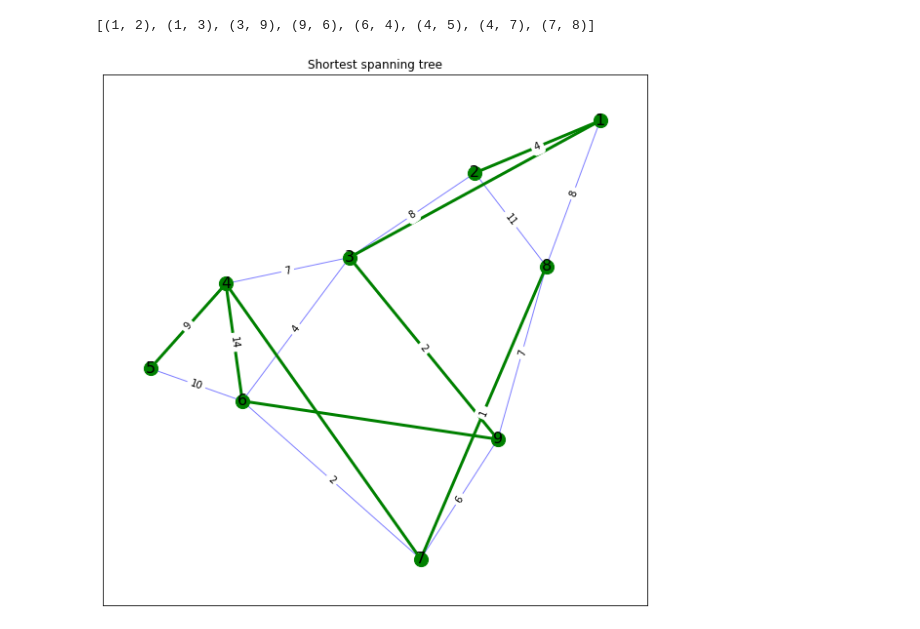
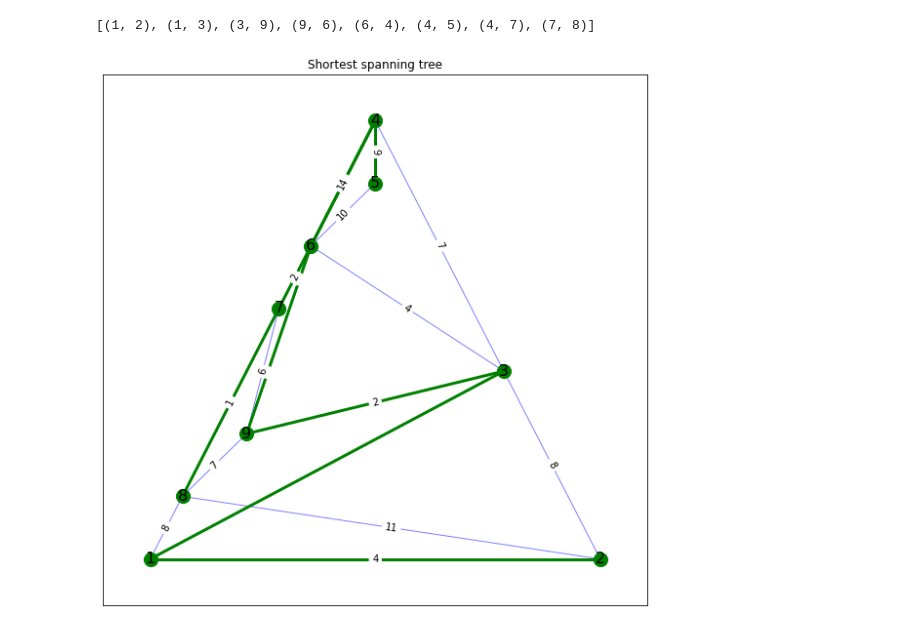
Before and after one commit to djmmatracki/BadanieOperacyjne, a Jupyter notebook: Przeszukiwanie drzewa/notes.ipynb, the cells around one changed output. Saved outputs shown, nothing was run; the diff lists cells and outputs as text; code cells hidden in the pictures.

```diff
--- a/Przeszukiwanie drzewa/notes.ipynb
+++ b/Przeszukiwanie drzewa/notes.ipynb
@@ -108,16 +96,16 @@ sst_edges
 # %%
 fig = plt.figure(figsize=(10, 10))
 
-pos = nx.spring_layout(G)
+pos = nx.planar_layout(G)
 
 nx.draw_networkx_nodes(G, pos, node_color='g', node_size=200)
 nx.draw_networkx_edges(G, pos, width=1,alpha=0.5,edge_color='b')
 nx.draw_networkx_edges(G, pos, edgelist=sst_edges, width=3, alpha=1, edge_color='g')
 
 nx.draw_networkx_edge_labels(G, pos, font_size=10, edge_labels = nx.get_edge_attributes(G,'weight'))
 nx.draw_networkx_labels(G, pos, font_size=16)
 
 plt.title("Shortest spanning tree")
 plt.show()
 # %% [output]
-[figure, old version]
+[figure, new version]
```
Also changed, not shown: parts of 4 cells of this notebook.
